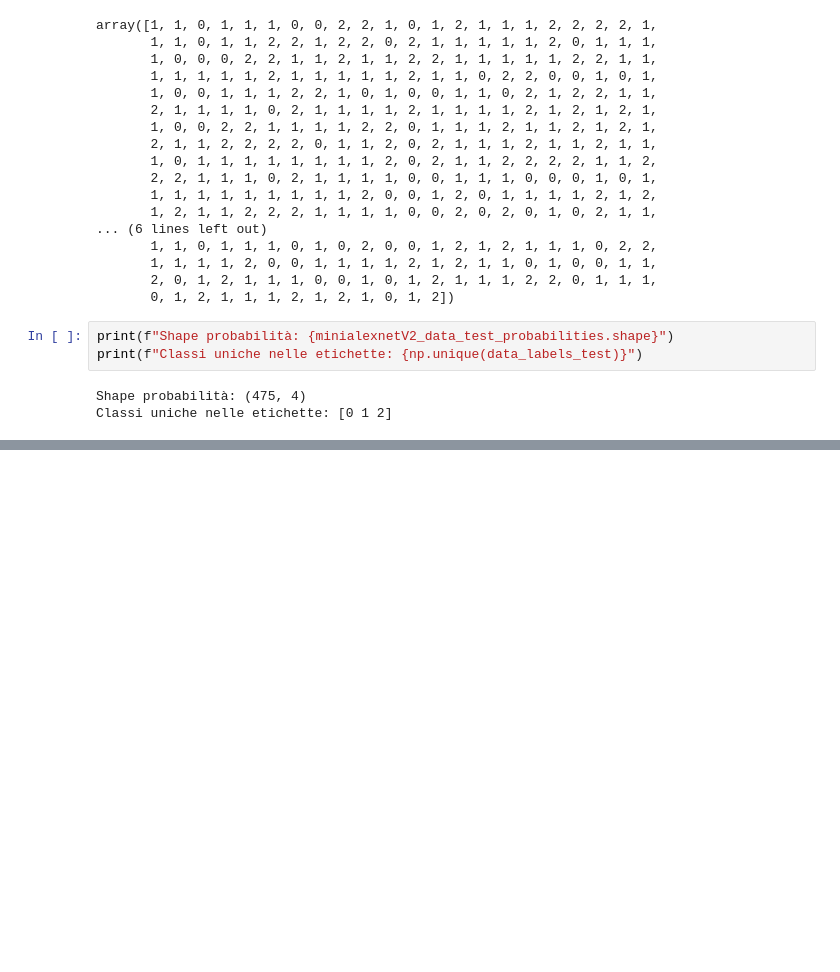
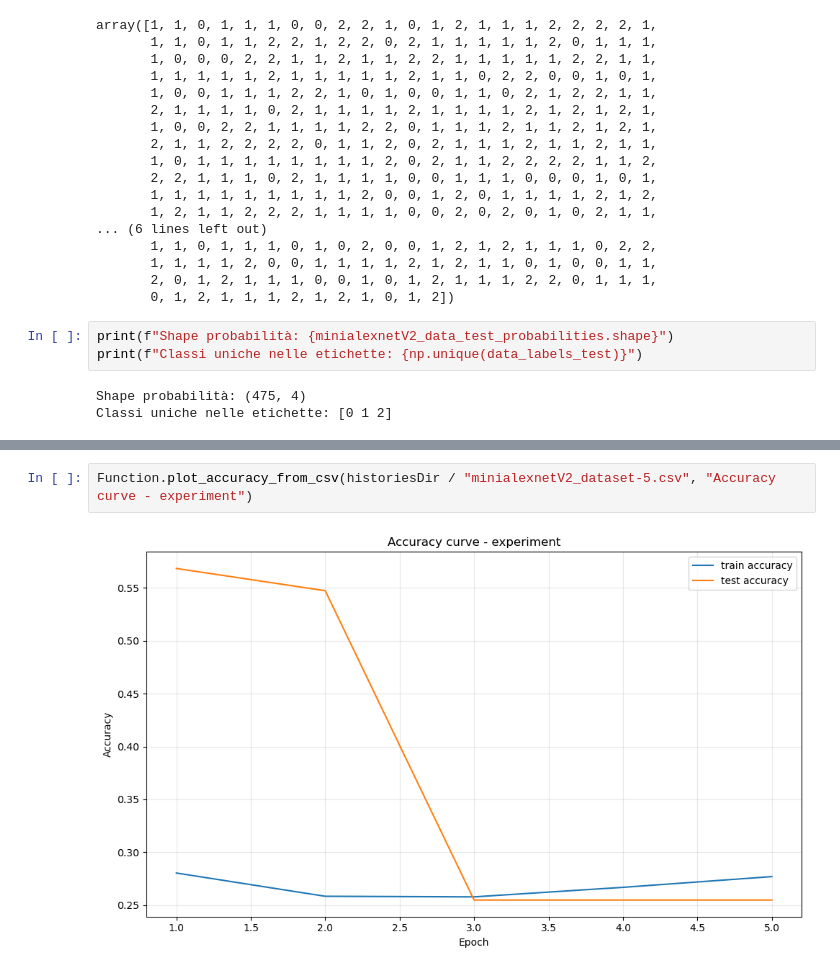
Before and after one commit to gorgons97/MachineLearning_Unict, a Jupyter notebook: train_debug_version.ipynb, the cells around one changed output, grey strips where cells are left out. Saved outputs shown, nothing was run; the diff lists cells and outputs as text; blank space fills up the shorter version.

```diff
--- a/train_debug_version.ipynb
+++ b/train_debug_version.ipynb
@@ -135,3 +74,7 @@ AUC macro (media): 0.699
+# %%
+Function.plot_accuracy_from_csv(historiesDir / "minialexnetV2_dataset-5.csv", "Accuracy curve - experiment")
+# %% [output]
+[figure, added]
 # %%
 Function.plot_loss_from_csv(historiesDir / "minialexnetV2_dataset-5.csv", "Loss curve - experiment")
 # %% [output]
```
Also changed, not shown: parts of 5 cells of this notebook, 28 other files.
